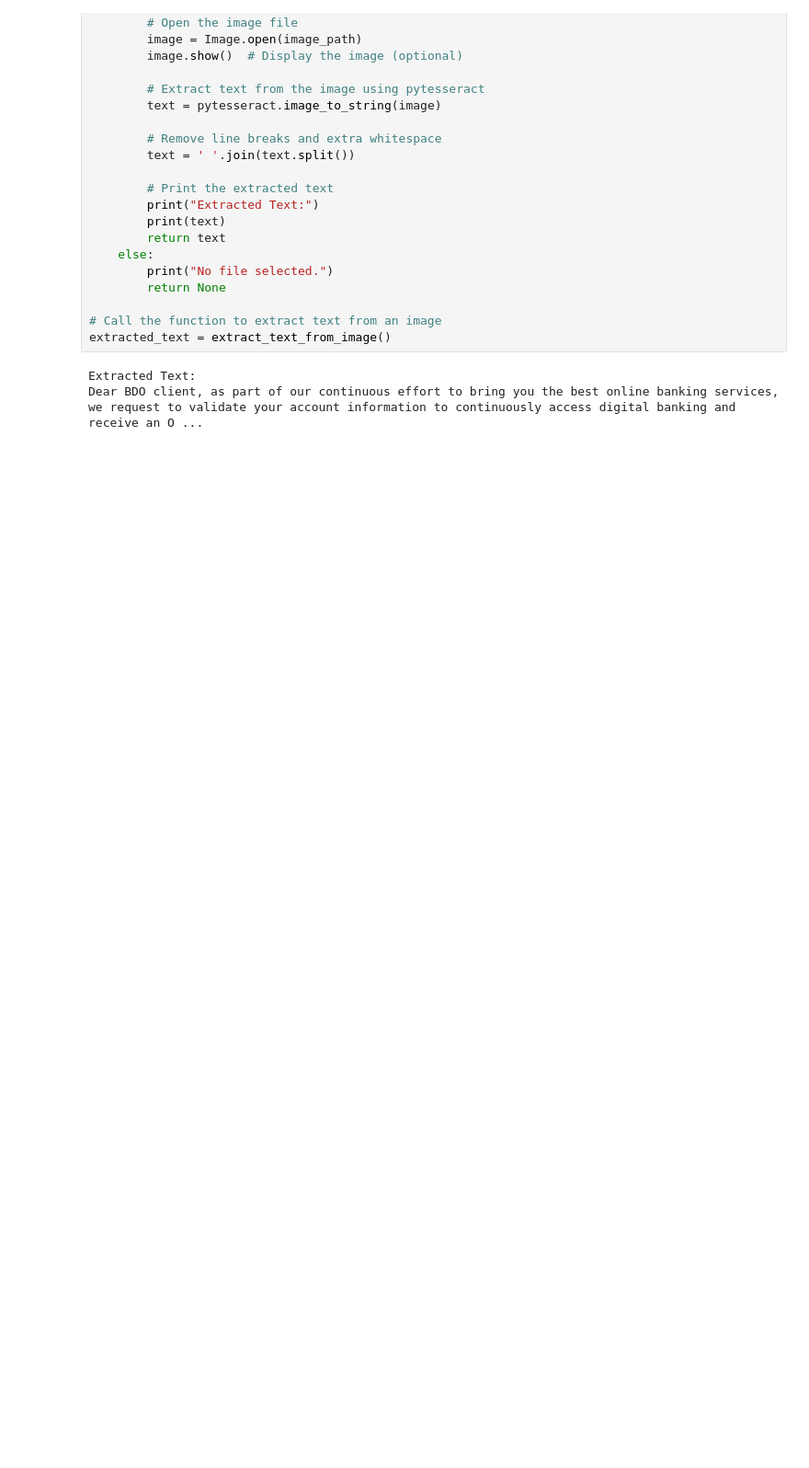
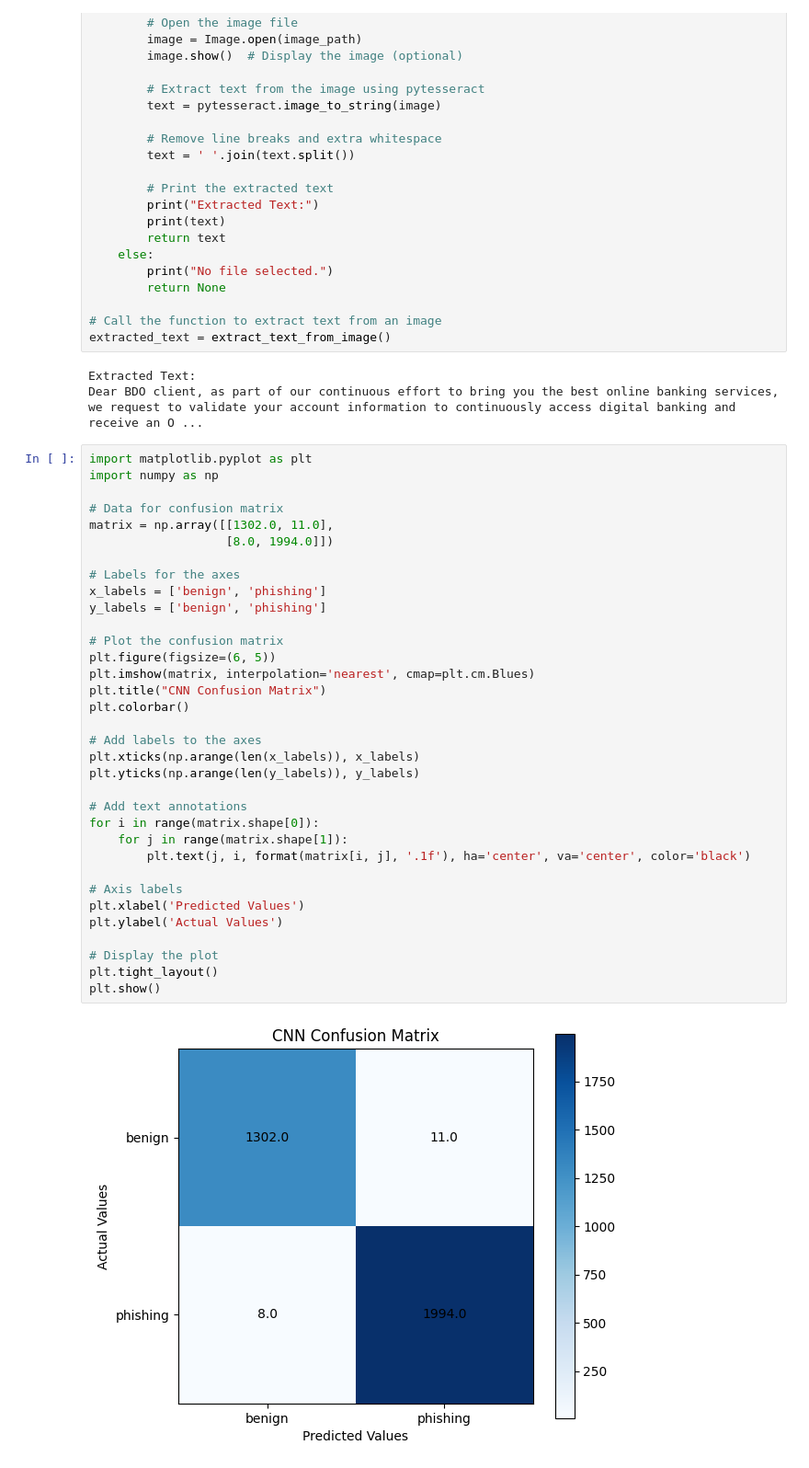
Before and after one commit to iEdzel7/LigtasBanko, a Jupyter notebook: LigtasBanko.ipynb, the cells around one changed output. Shown: that part at 92% size. Drawn from its saved outputs; the diff is of its cells as text; blank space fills up the shorter version.

```diff
--- a/LigtasBanko.ipynb
+++ b/LigtasBanko.ipynb
@@ -903,3 +903,39 @@ extracted_text = extract_text_from_image()
 # %% [output]
 Extracted Text:
 Dear BDO client, as part of our continuous effort to bring you the best online banking services, we request to validate your account information to continuously access digital banking and receive an O ...
+# %%
+import matplotlib.pyplot as plt
+import numpy as np
+
+# Data for confusion matrix
+matrix = np.array([[1302.0, 11.0],
+                   [8.0, 1994.0]])
+
+# Labels for the axes
+x_labels = ['benign', 'phishing']
+y_labels = ['benign', 'phishing']
+
+# Plot the confusion matrix
+plt.figure(figsize=(6, 5))
+plt.imshow(matrix, interpolation='nearest', cmap=plt.cm.Blues)
+plt.title("CNN Confusion Matrix")
+plt.colorbar()
+
+# Add labels to the axes
+plt.xticks(np.arange(len(x_labels)), x_labels)
+plt.yticks(np.arange(len(y_labels)), y_labels)
+
+# Add text annotations
+for i in range(matrix.shape[0]):
+    for j in range(matrix.shape[1]):
+        plt.text(j, i, format(matrix[i, j], '.1f'), ha='center', va='center', color='black')
+
+# Axis labels
+plt.xlabel('Predicted Values')
+plt.ylabel('Actual Values')
+
+# Display the plot
+plt.tight_layout()
+plt.show()
+# %% [output]
+[figure, added]
```
Also changed, not shown: parts of 3 cells of this notebook, 1 other file.
